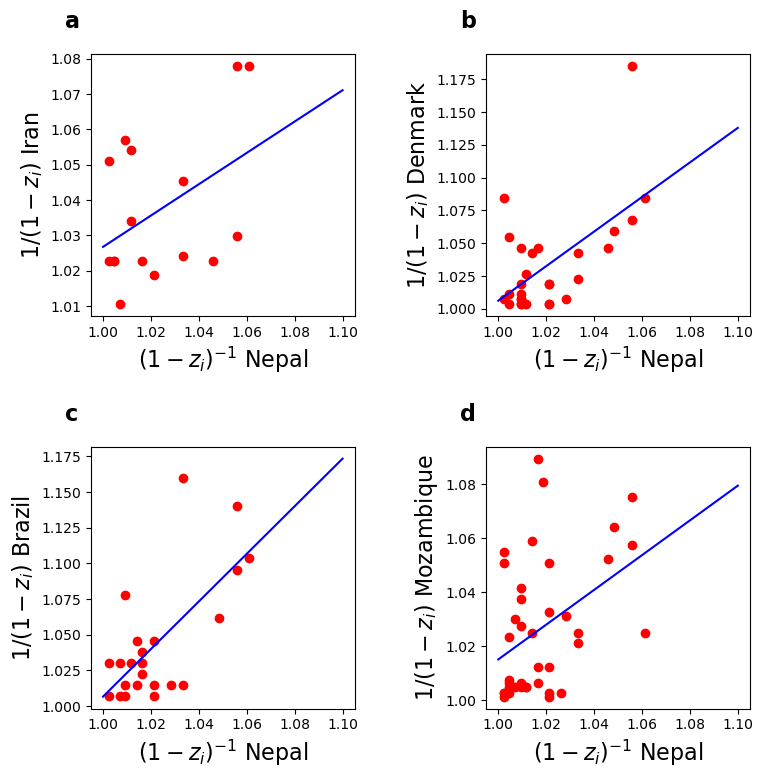
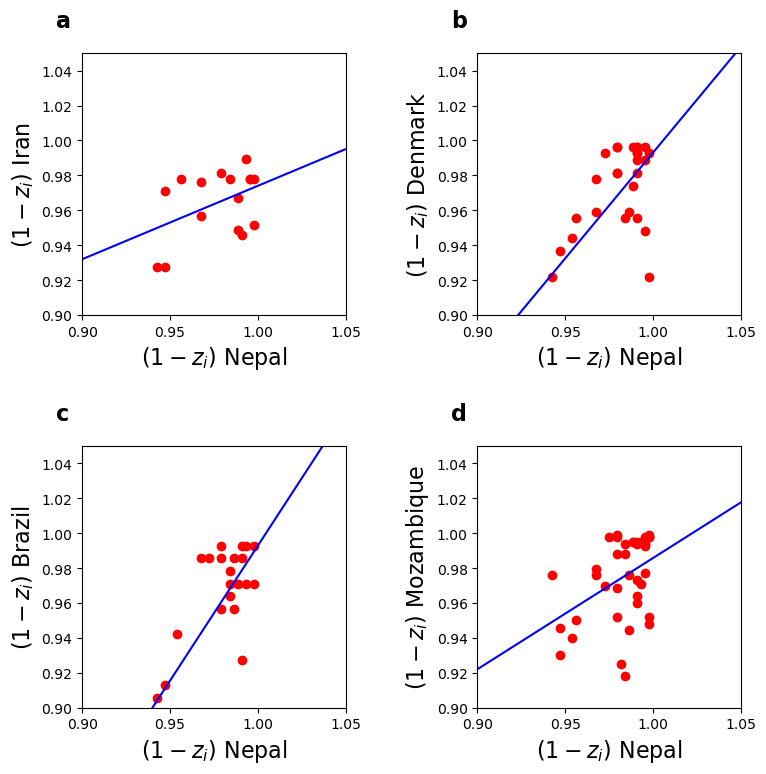
The notebook cell's code change between the first figure and the second:
--- before
+++ after
@@ -6,5 +6,5 @@
 fig, ax = plt.subplots(2, 2, figsize = (8.5, 8.5))
 fig.subplots_adjust(hspace = 0.5, wspace = 0.5)
-x = np.linspace(1, 1.1, 50)
+x = np.linspace(0.9, 1.2, 80)
 
 
@@ -24,9 +24,9 @@
             index_Nepal = np.where(Nepal_strain == strain) #find the index of common strain
             index_Nepal = index_Nepal[0]
-            Nepal_common.extend(1/(1 - Nepal_cases[index_Nepal]))
+            Nepal_common.extend(1 - Nepal_cases[index_Nepal])
             
             index_second = np.where(strains == strain) #find the index of common strain
             index_second = index_second[0]
-            second_common.extend(1/(1 - cases[index_second]))
+            second_common.extend(1 - cases[index_second])
         
         Nepal_common = np.array(Nepal_common)
@@ -51,6 +51,8 @@
         ax[i,j].scatter(Nepal_common, second_common, color = 'red')
         ax[i,j].plot(x, slope*x + intercept, color = 'blue')
-        ax[i,j].set_xlabel('$(1-z_i)^{-1}$ Nepal', fontsize = 16)
-        ax[i,j].set_ylabel('$1/(1-z_i)$ {}'.format(label[i,j]), fontsize = 16)
+        ax[i,j].set_xlim(0.9, 1.05)
+        ax[i,j].set_ylim(0.9, 1.05)
+        ax[i,j].set_xlabel('$(1-z_i)$ Nepal', fontsize = 16)
+        ax[i,j].set_ylabel('$(1-z_i)$ {}'.format(label[i,j]), fontsize = 16)
         ax[i,j].text(-.1, 1.1, '{}'.format(order[i,j]), transform=ax[i,j].transAxes, size=16, weight='bold')
         

Commit: Add files via upload